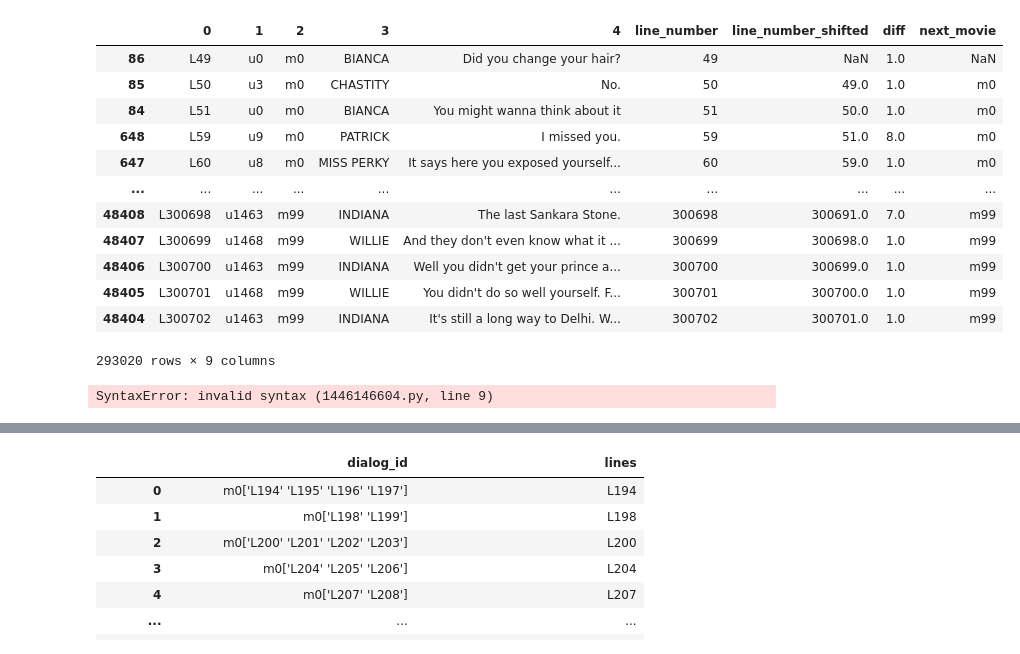
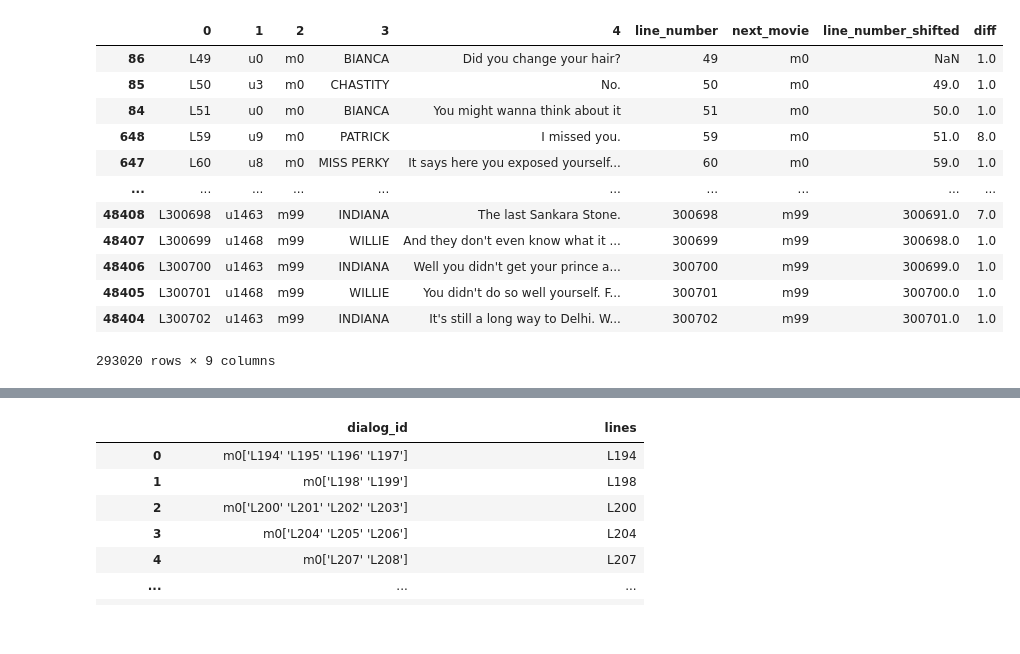
Before and after one commit to jsoslow2/conversational-experiments-gpt3, a Jupyter notebook: finetuning-movie-conversations/Data cleaning testing.ipynb, the cells around one changed output, grey strips where cells are left out. Cells and saved outputs as stored; diff of their text form; code cells hidden in the pictures.

```diff
--- a/finetuning-movie-conversations/Data cleaning testing.ipynb
+++ b/finetuning-movie-conversations/Data cleaning testing.ipynb
@@ -38,49 +38,42 @@ characters.columns = characters.columns.map(str)
 # %%
 #cleaning
 lines['line_number'] = [int(x[1:]) for x in lines['0']]
 lines = lines.sort_values(by = ['2', 'line_number'])
 
 lines['next_movie'] = lines['2'].shift(1)
+lines['next_movie'] = lines['next_movie'].fillna(lines['2'])
 
 lines['line_number_shifted'] = lines.groupby(['2'])['line_number'].shift(1)
 lines['diff'] = lines['line_number'] - lines['line_number_shifted']
 lines['diff'] = lines['diff'].fillna(1.0)
 
 lines
 # %% [output]
-|  | 0 | 1 | 2 | 3 | 4 | line_number | line_number_shifted | diff | next_movie |
-| 86 | L49 | u0 | m0 | BIANCA | Did you change your hair? | 49 | NaN | 1.0 | NaN |
-| 85 | L50 | u3 | m0 | CHASTITY | No. | 50 | 49.0 | 1.0 | m0 |
-| 84 | L51 | u0 | m0 | BIANCA | You might wanna think about it | 51 | 50.0 | 1.0 | m0 |
-| 648 | L59 | u9 | m0 | PATRICK | I missed you. | 59 | 51.0 | 8.0 | m0 |
-| 647 | L60 | u8 | m0 | MISS PERKY | It says here you exposed yourself... | 60 | 59.0 | 1.0 | m0 |
+|  | 0 | 1 | 2 | 3 | 4 | line_number | next_movie | line_number_shifted | diff |
+| 86 | L49 | u0 | m0 | BIANCA | Did you change your hair? | 49 | m0 | NaN | 1.0 |
+| 85 | L50 | u3 | m0 | CHASTITY | No. | 50 | m0 | 49.0 | 1.0 |
+| 84 | L51 | u0 | m0 | BIANCA | You might wanna think about it | 51 | m0 | 50.0 | 1.0 |
+| 648 | L59 | u9 | m0 | PATRICK | I missed you. | 59 | m0 | 51.0 | 8.0 |
+| 647 | L60 | u8 | m0 | MISS PERKY | It says here you exposed yourself... | 60 | m0 | 59.0 | 1.0 |
 | ... | ... | ... | ... | ... | ... | ... | ... | ... | ... |
-| 48408 | L300698 | u1463 | m99 | INDIANA | The last Sankara Stone. | 300698 | 300691.0 | 7.0 | m99 |
-| 48407 | L300699 | u1468 | m99 | WILLIE | And they don't even know what it ... | 300699 | 300698.0 | 1.0 | m99 |
-| 48406 | L300700 | u1463 | m99 | INDIANA | Well you didn't get your prince a... | 300700 | 300699.0 | 1.0 | m99 |
-| 48405 | L300701 | u1468 | m99 | WILLIE | You didn't do so well yourself. F... | 300701 | 300700.0 | 1.0 | m99 |
-| 48404 | L300702 | u1463 | m99 | INDIANA | It's still a long way to Delhi. W... | 300702 | 300701.0 | 1.0 | m99 |
+| 48408 | L300698 | u1463 | m99 | INDIANA | The last Sankara Stone. | 300698 | m99 | 300691.0 | 7.0 |
+| 48407 | L300699 | u1468 | m99 | WILLIE | And they don't even know what it ... | 300699 | m99 | 300698.0 | 1.0 |
+| 48406 | L300700 | u1463 | m99 | INDIANA | Well you didn't get your prince a... | 300700 | m99 | 300699.0 | 1.0 |
+| 48405 | L300701 | u1468 | m99 | WILLIE | You didn't do so well yourself. F... | 300701 | m99 | 300700.0 | 1.0 |
+| 48404 | L300702 | u1463 | m99 | INDIANA | It's still a long way to Delhi. W... | 300702 | m99 | 300701.0 | 1.0 |
 293020 rows × 9 columns
 # %%
-#creating the conversation id variable
-lines['new_section'] = lines['diff'].where(lines['diff'] != 1).cumsum()
-lines['new_movie'] = lines['next_movie'].where(lines['2'] != lines['next_movie'])
-
-
 id = 0
 def increment(r):
     global id
-    if isna(r.new_section):
+    if r[8] != 1.0:
         id += 1
         return(id)
     else:
-        if isna(r.new_movie):
+        if r[6] != r[2]:
             id += 1
             return(id)
         else:
             return(id)
 
-for i in range(0, len(lines)):
-    r = lines[i,]
+lines['conv_id'] = lines.apply(increment, axis = 1)
-# %% [output]
-SyntaxError: invalid syntax (1446146604.py, line 9)
```
Also changed, not shown: parts of 8 cells of this notebook.
